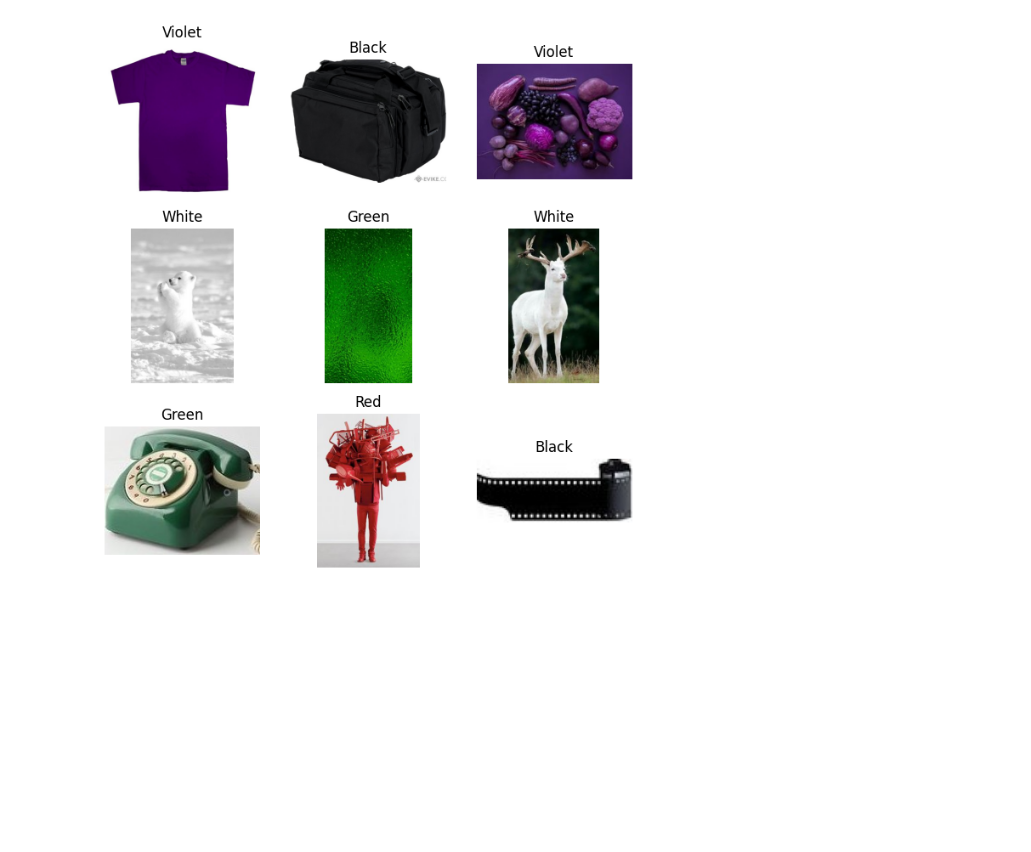
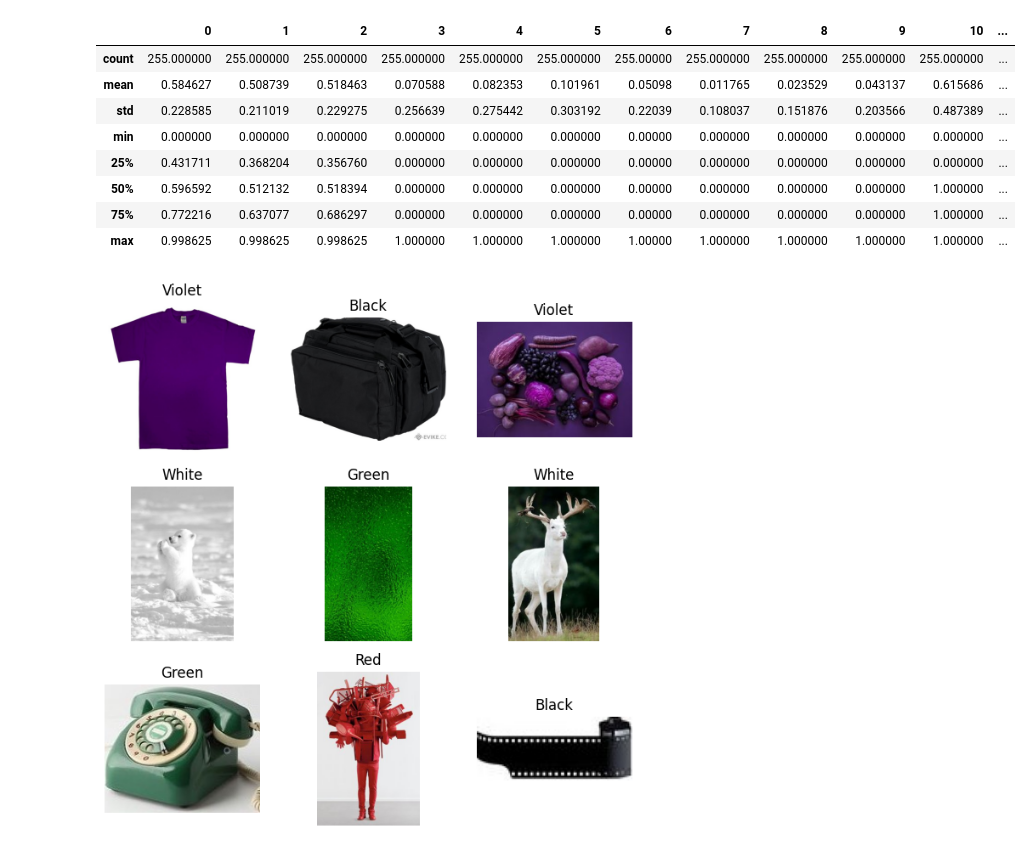
Before and after one commit to kalperenctnr/Image-Processing, a Jupyter notebook: Color Classifier/Notebooks/train_classifiers.ipynb, the cells around one changed output. Cells and saved outputs as stored; diff of their text form; code cells hidden in the pictures; blank space fills up the shorter version.

```diff
--- a/Color Classifier/Notebooks/train_classifiers.ipynb
+++ b/Color Classifier/Notebooks/train_classifiers.ipynb
@@ -19,10 +19,21 @@ valid_dataset = ColorImageDataset(img_labels=valid_df, dataset_dir=dataset_dir)
 # %%
 train_list_data = [data.tolist() for data, _ in train_dataset]
 train_list_label = [label for _, label in train_dataset]
 
 
 train_df = pd.DataFrame(train_list_data) # converting datasets to dataframe format as it is the input for sklearn classifiers
 train_label_df = pd.DataFrame(train_list_label, columns=["Labels"])
+train_df.describe()
+# %% [output]
+|  | 0 | 1 | 2 | 3 | 4 | 5 | 6 | 7 | 8 | 9 | 10 | ... |
+| count | 255.000000 | 255.000000 | 255.000000 | 255.000000 | 255.000000 | 255.000000 | 255.00000 | 255.000000 | 255.000000 | 255.000000 | 255.000000 | ... |
+| mean | 0.584627 | 0.508739 | 0.518463 | 0.070588 | 0.082353 | 0.101961 | 0.05098 | 0.011765 | 0.023529 | 0.043137 | 0.615686 | ... |
+| std | 0.228585 | 0.211019 | 0.229275 | 0.256639 | 0.275442 | 0.303192 | 0.22039 | 0.108037 | 0.151876 | 0.203566 | 0.487389 | ... |
+| min | 0.000000 | 0.000000 | 0.000000 | 0.000000 | 0.000000 | 0.000000 | 0.00000 | 0.000000 | 0.000000 | 0.000000 | 0.000000 | ... |
+| 25% | 0.431711 | 0.368204 | 0.356760 | 0.000000 | 0.000000 | 0.000000 | 0.00000 | 0.000000 | 0.000000 | 0.000000 | 0.000000 | ... |
+| 50% | 0.596592 | 0.512132 | 0.518394 | 0.000000 | 0.000000 | 0.000000 | 0.00000 | 0.000000 | 0.000000 | 0.000000 | 1.000000 | ... |
+| 75% | 0.772216 | 0.637077 | 0.686297 | 0.000000 | 0.000000 | 0.000000 | 0.00000 | 0.000000 | 0.000000 | 0.000000 | 1.000000 | ... |
+| max | 0.998625 | 0.998625 | 0.998625 | 1.000000 | 1.000000 | 1.000000 | 1.00000 | 1.000000 | 1.000000 | 1.000000 | 1.000000 | ... |
 # %%
 import matplotlib.pyplot as plt
 import torch
```
Also changed, not shown: parts of 1 cell of this notebook, 3 other files.
